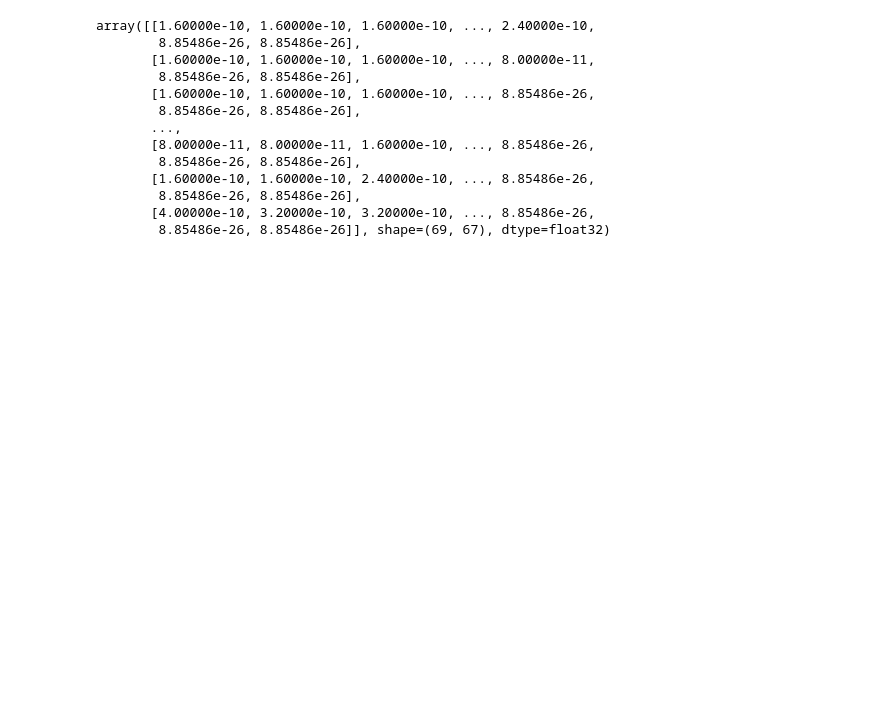
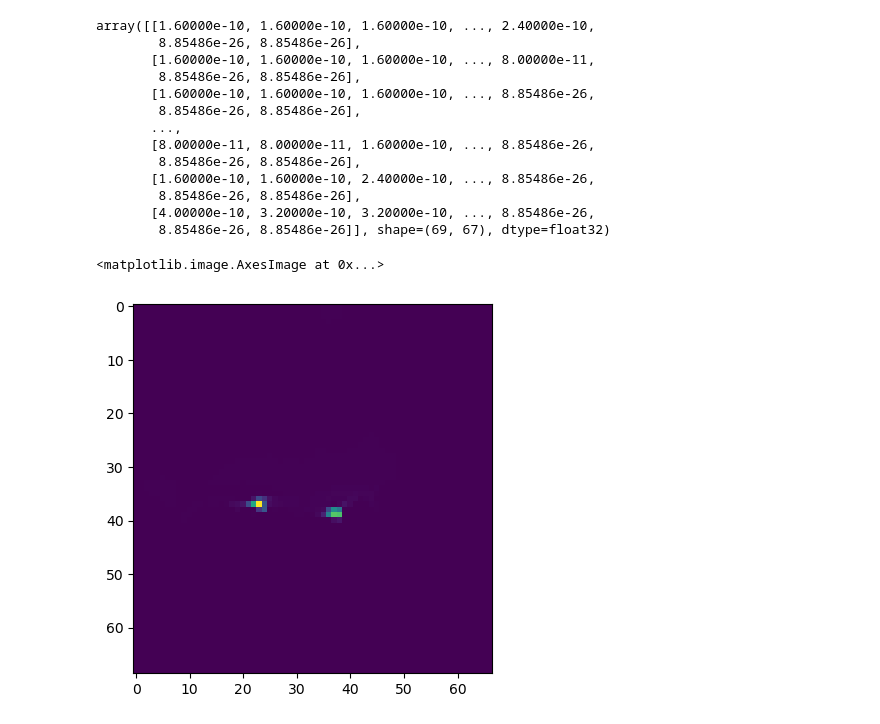
Before and after one commit to matthewgraca/hrrr-smoke-viz, a Jupyter notebook: hrrr_to_convlstm_input.ipynb, the cells around one changed output. Drawn from its saved outputs; the diff is of its cells as text; code cells hidden in the pictures; blank space fills up the shorter version.

```diff
--- a/hrrr_to_convlstm_channel.ipynb
+++ b/hrrr_to_convlstm_input.ipynb
@@ -274,6 +298,7 @@ Finally, no NaNs are in the array, meaning we don't need to perform any imputati
 # %%
 # xarray has a simple to_numpy() method; just specify the feature.
-ds_region['mdens'].to_numpy()
+ds_region_np = ds_region['mdens'].to_numpy()
+ds_region_np
 # %% [output]
 array([[1.60000e-10, 1.60000e-10, 1.60000e-10, ..., 2.40000e-10,
         8.85486e-26, 8.85486e-26],
@@ -288,3 +313,8 @@ array([[1.60000e-10, 1.60000e-10, 1.60000e-10, ..., 2.40000e-10,
         8.85486e-26, 8.85486e-26],
        [4.00000e-10, 3.20000e-10, 3.20000e-10, ..., 8.85486e-26,
         8.85486e-26, 8.85486e-26]], shape=(69, 67), dtype=float32)
+# %%
+plt.imshow(ds_region_np)
+# %% [output]
+<matplotlib.image.AxesImage at 0x...>
+[figure, added]
```
Also changed, not shown: parts of 16 cells of this notebook.
